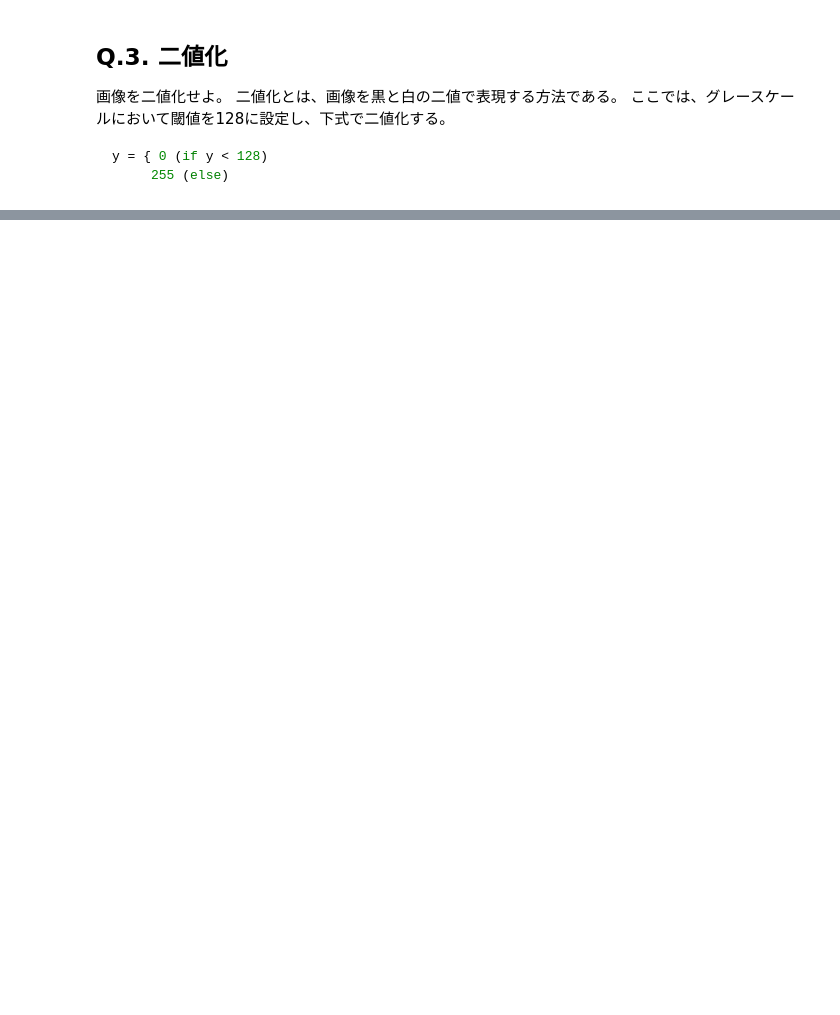
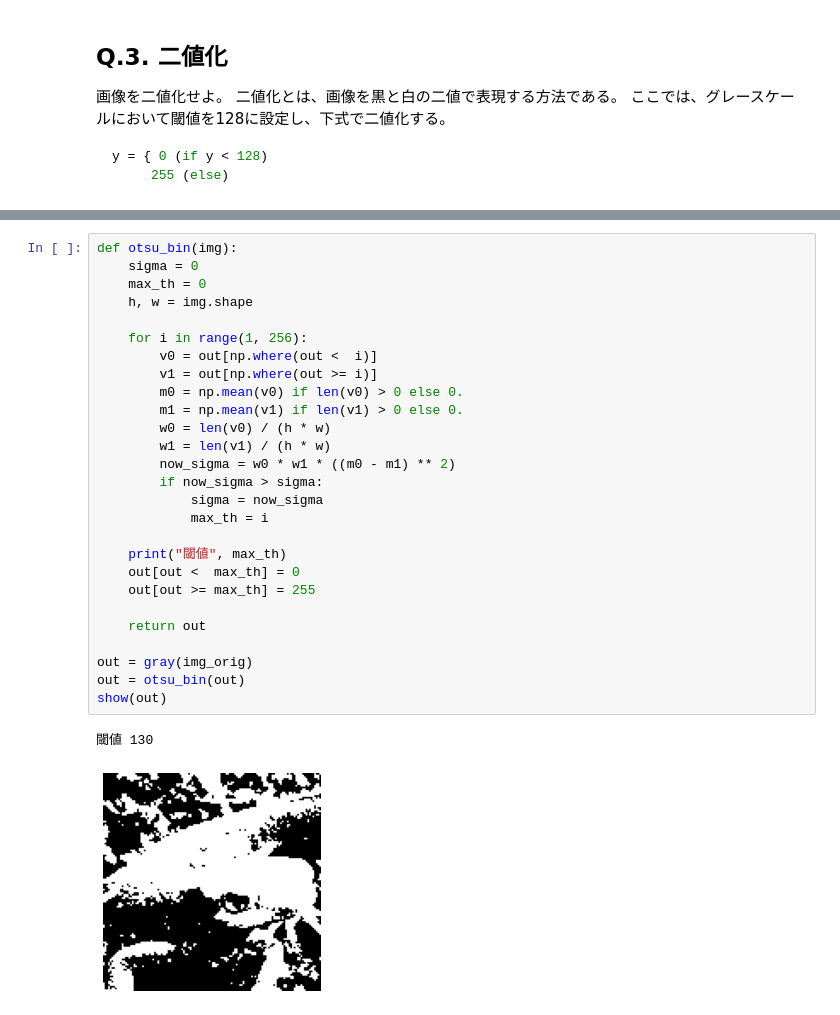
Before and after one commit to honehaniwa/Gasyori100knock, a Jupyter notebook: Question01_10.ipynb, the cells around one changed output, grey strips where cells are left out. Drawn from its saved outputs; the diff is of its cells as text; blank space fills up the shorter version.

```diff
--- a/Question01_10.ipynb
+++ b/Question01_10.ipynb
@@ -86,0 +95,30 @@ show_gray(img_q3)
+# %%
+def otsu_bin(img):
+    sigma = 0
+    max_th = 0
+    h, w = img.shape
+
+    for i in range(1, 256):
+        v0 = out[np.where(out <  i)]
+        v1 = out[np.where(out >= i)]
+        m0 = np.mean(v0) if len(v0) > 0 else 0.
+        m1 = np.mean(v1) if len(v1) > 0 else 0.
+        w0 = len(v0) / (h * w)
+        w1 = len(v1) / (h * w)
+        now_sigma = w0 * w1 * ((m0 - m1) ** 2)
+        if now_sigma > sigma:
+            sigma = now_sigma
+            max_th = i
+
+    print("閾値", max_th)
+    out[out <  max_th] = 0
+    out[out >= max_th] = 255
+
+    return out
+
+out = gray(img_orig)
+out = otsu_bin(out)
+show(out)
+# %% [output]
+閾値 130
+[figure, added]
```
Also changed, not shown: parts of 23 cells of this notebook.
